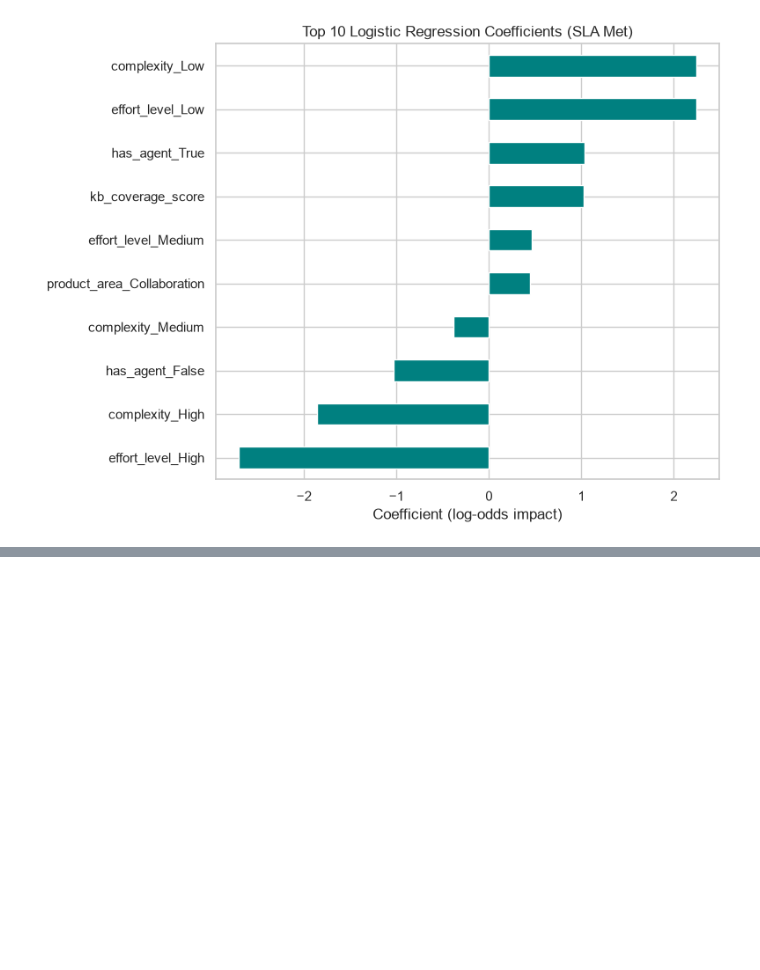
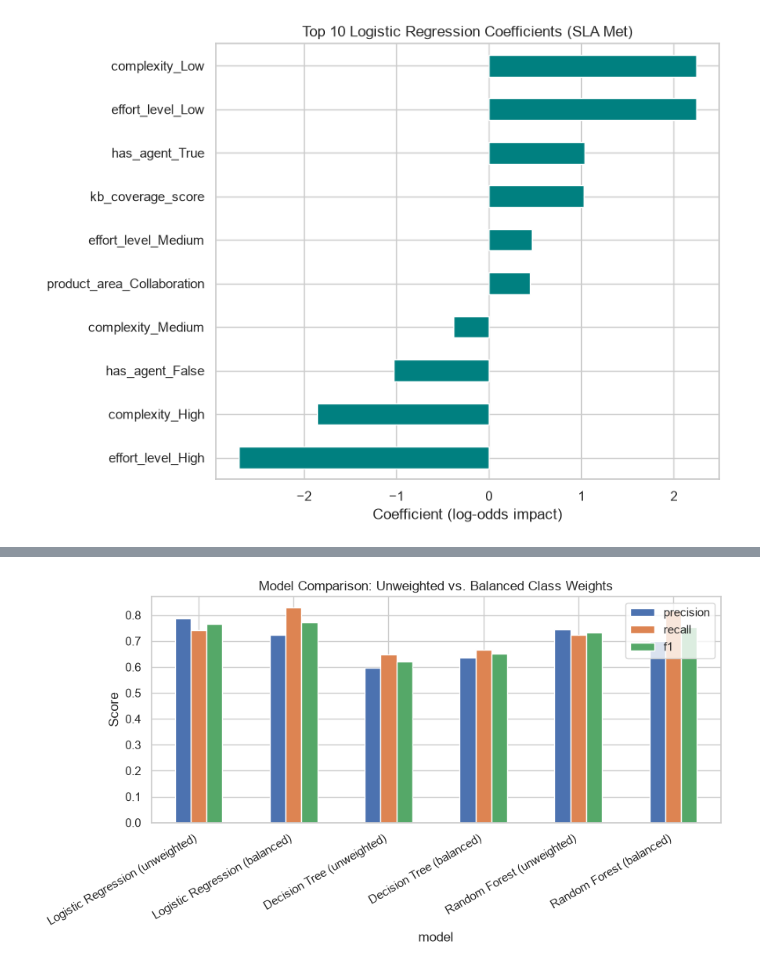
Before and after one commit to navatsa/ai-agent-capstone, a Jupyter notebook: notebooks/eda_report.ipynb, the cells around one changed output, grey strips where cells are left out. Cells and saved outputs as stored; diff of their text form; code cells hidden in the pictures; blank space fills up the shorter version.

Commit message:
Add model comparison/class weighting, joblib persistence, FastAPI service, and per-model Word reports
Co-authored-by: Copilot <223556219+Copilot@users.noreply.github.com>

```diff
--- a/notebooks/eda_report.ipynb
+++ b/notebooks/eda_report.ipynb
@@ -387,0 +406,26 @@ plt.show()
+# %%
+from sklearn.tree import DecisionTreeClassifier
+from sklearn.ensemble import RandomForestClassifier
+
+candidate_models = {
+    "Logistic Regression (unweighted)": LogisticRegression(max_iter=1000, random_state=RANDOM_STATE),
+    "Logistic Regression (balanced)": LogisticRegression(max_iter=1000, random_state=RANDOM_STATE, class_weight="balanced"),
+    "Decision Tree (unweighted)": DecisionTreeClassifier(random_state=RANDOM_STATE),
+    "Decision Tree (balanced)": DecisionTreeClassifier(random_state=RANDOM_STATE, class_weight="balanced"),
+    "Random Forest (unweighted)": RandomForestClassifier(random_state=RANDOM_STATE, n_estimators=200),
+    "Random Forest (balanced)": RandomForestClassifier(random_state=RANDOM_STATE, n_estimators=200, class_weight="balanced"),
+}
+
+comparison_rows = []
+for name, clf in candidate_models.items():
+    pipe = Pipeline(steps=[("prep", preprocess), ("model", clf)])
+    pipe.fit(X_train, y_train)
+    preds = pipe.predict(X_test)
+    acc = accuracy_score(y_test, preds)
+    precision, recall, f1, _ = precision_recall_fscore_support(
+        y_test, preds, average="binary", zero_division=0
+    )
+    comparison_rows.append({"model": name, "accuracy": acc, "precision": precision, "recall": recall, "f1": f1})
+
+comparison_df = pd.DataFrame(comparison_rows).set_index("model").round(3)
+comparison_df
@@ -387,0 +441,10 @@ plt.show()
+# %%
+fig, ax = plt.subplots(figsize=(9, 5))
+comparison_df[["precision", "recall", "f1"]].plot(kind="bar", ax=ax)
+ax.set_title("Model Comparison: Unweighted vs. Balanced Class Weights")
+ax.set_ylabel("Score")
+plt.xticks(rotation=30, ha="right")
+plt.tight_layout()
+plt.show()
+# %% [output]
+[figure, added]
```
Also changed, not shown: parts of 7 cells of this notebook, 9 other files.
